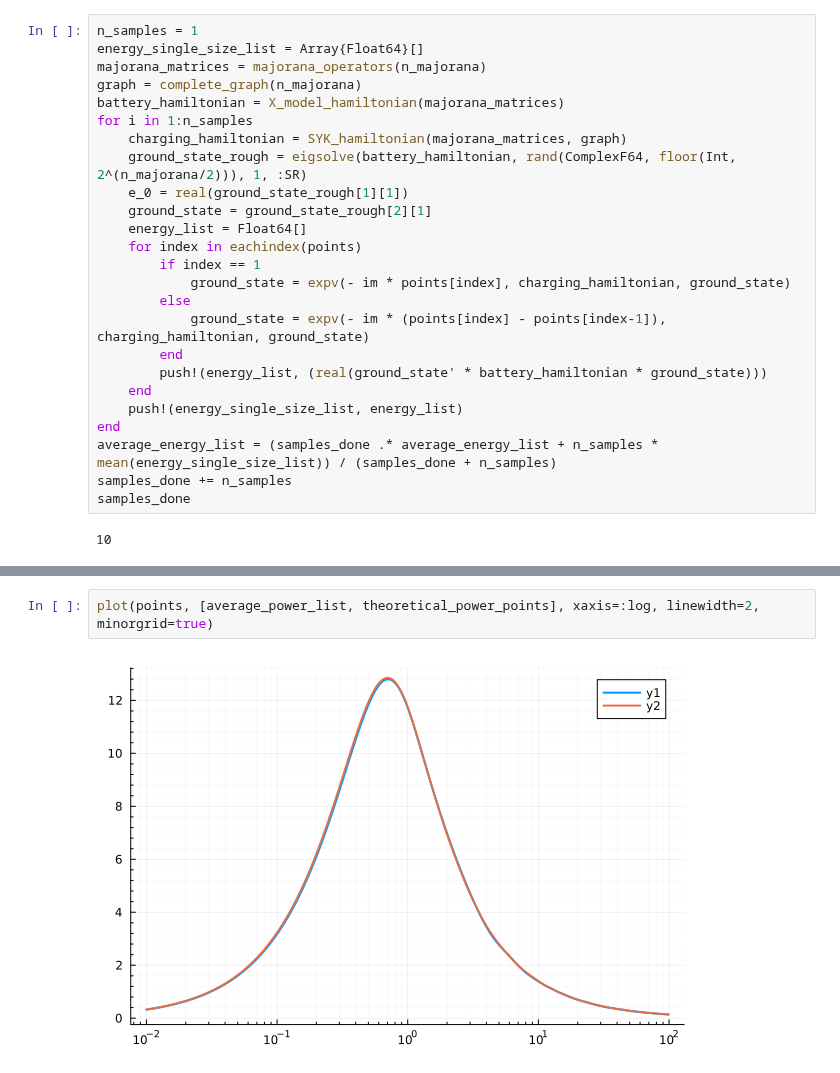
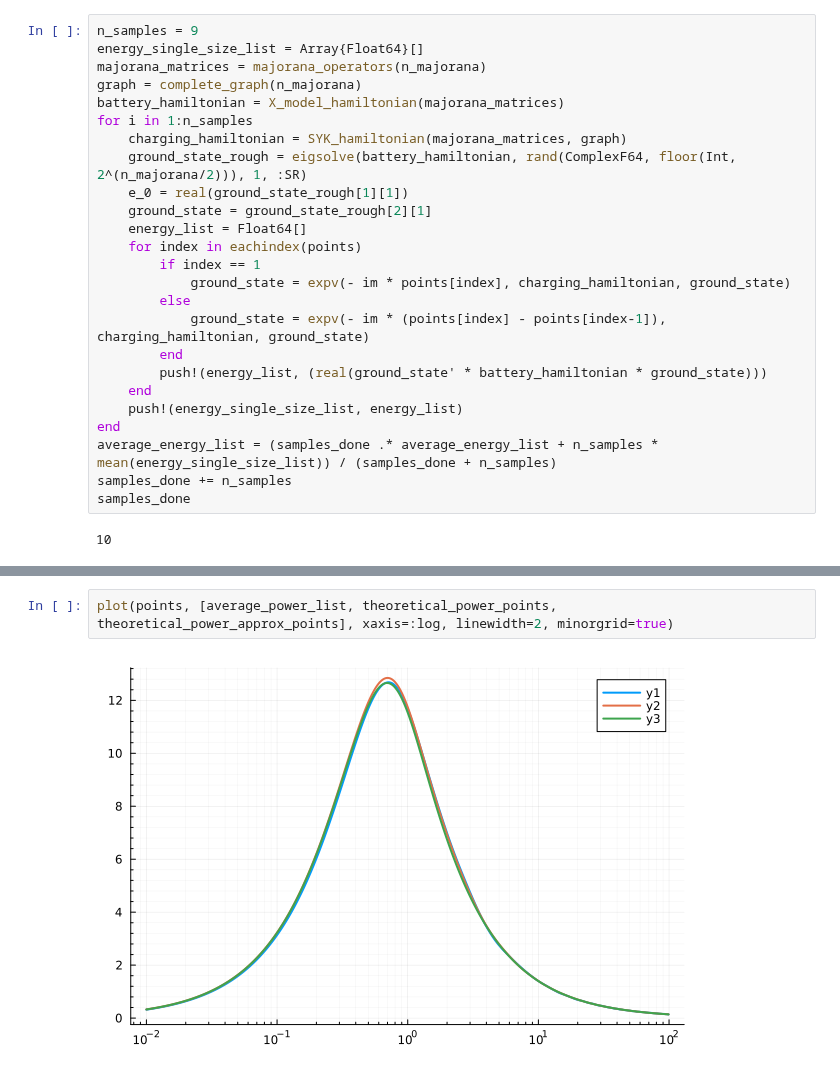
Before and after one commit to Dario-Rosa85/ChargingPower, a Jupyter notebook: notebook/charging_power.ipynb, the cells around one changed output, grey strips where cells are left out. Cells and saved outputs as stored; diff of their text form.

```diff
--- a/notebook/charging_power.ipynb
+++ b/notebook/charging_power.ipynb
@@ -113,7 +113,7 @@ e_0 = -n_majorana /2
 # %% [output]
 -14.0
 # %%
-n_samples = 1
+n_samples = 9
 energy_single_size_list = Array{Float64}[]
 majorana_matrices = majorana_operators(n_majorana)
 graph = complete_graph(n_majorana)
@@ -163,4 +163,4 @@ plot(points, [average_energy_list, theoretical_points], xaxis=:log, linewidth=2,
 # %%
-plot(points, [average_power_list, theoretical_power_points], xaxis=:log, linewidth=2, minorgrid=true)
+plot(points, [average_power_list, theoretical_power_points, theoretical_power_approx_points], xaxis=:log, linewidth=2, minorgrid=true)
 # %% [output]
-[figure, old version]
+[figure, new version]
```
Also changed, not shown: parts of 2 cells of this notebook.
